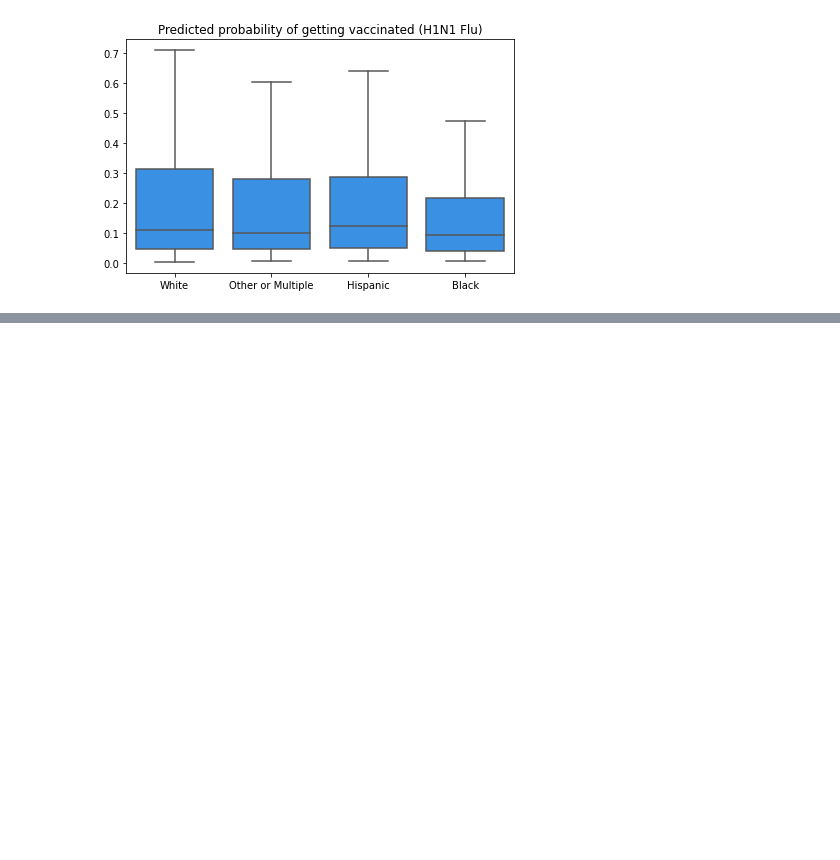
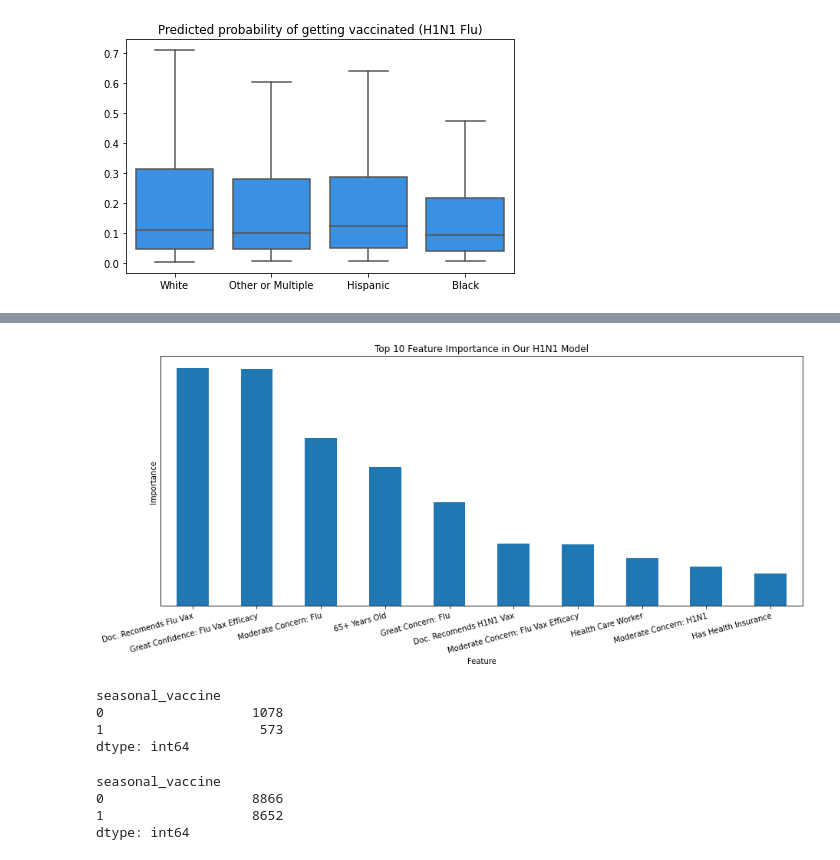
Before and after one commit to AMcqueen1980/H1N1Project, a Jupyter notebook: CleanPipeline-FinalModel-FeatureAnalysis.ipynb, the cells around one changed output, grey strips where cells are left out. Saved outputs shown, nothing was run; the diff lists cells and outputs as text; code cells hidden in the pictures; blank space fills up the shorter version.

```diff
--- a/CleanPipeline-FinalModel-FeatureAnalysis.ipynb
+++ b/CleanPipeline-FinalModel-FeatureAnalysis.ipynb
@@ -385,0 +421,4 @@ plt.tight_layout();
+# %%
+season_vax_fi.sort_values('importance', ascending = False, inplace = True)
+season_vax_fi_topten = season_vax_fi.head(10)
+season_vax_fi_topten
@@ -385,0 +437,7 @@ plt.tight_layout();
+# %%
+s_feat_renamed = ['Doc. Recomends Flu Vax', 'Great Confidence: Flu Vax Efficacy', 'Moderate Concern: Flu',
+                  '65+ Years Old', 'Great Concern: Flu',  'Doc. Recomends H1N1 Vax',
+                  'Moderate Concern: Flu Vax Efficacy', 'Health Care Worker', 'Moderate Concern: H1N1',
+                  'Has Health Insurance'
+                  ]
+season_vax_fi_topten['Top Features'] = s_feat_renamed
@@ -385,0 +457,21 @@ plt.tight_layout();
+# %%
+season_vax_fi_topten.plot.bar(x= 'Top Features', y = 'importance', figsize = (15,6), title = 'Top 10 Feature Importance in Our H1N1 Model',
+                    ylabel = 'Importance', xlabel = 'Feature', legend = None)
+plt.xticks(rotation=15, rotation_mode='anchor', ha='right')
+plt.yticks([]);
+# %% [output]
+[figure, added]
+# %%
+joined_df.loc[joined_df['race'] == 'Black', ['seasonal_vaccine']].value_counts()
+# %% [output]
+seasonal_vaccine
+0                   1078
+1                    573
+dtype: int64
+# %%
+joined_df.loc[joined_df['race'] == 'White', ['seasonal_vaccine']].value_counts()
+# %% [output]
+seasonal_vaccine
+0                   8866
+1                   8652
+dtype: int64
```
Also changed, not shown: parts of 7 cells of this notebook, 1 other file.
